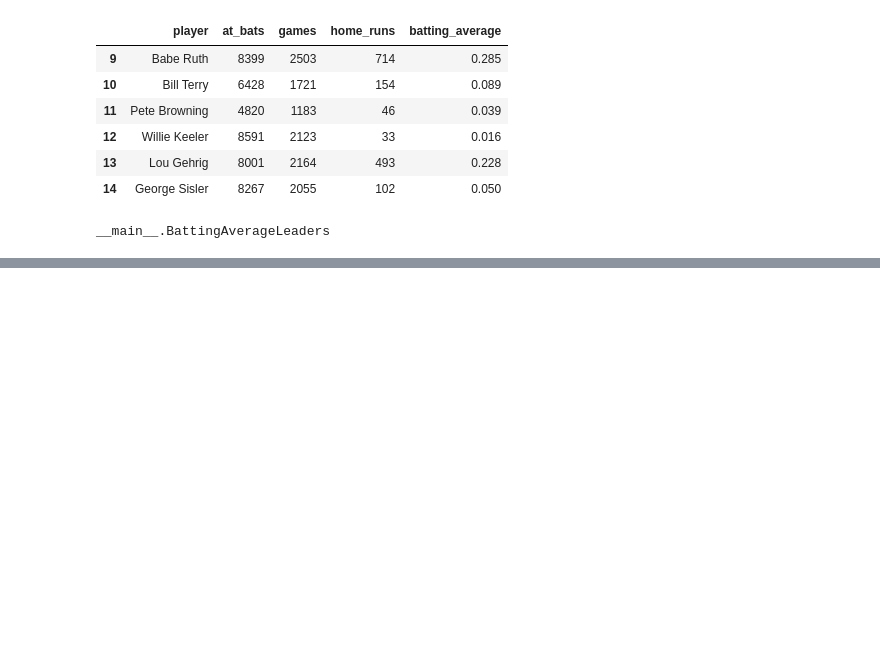
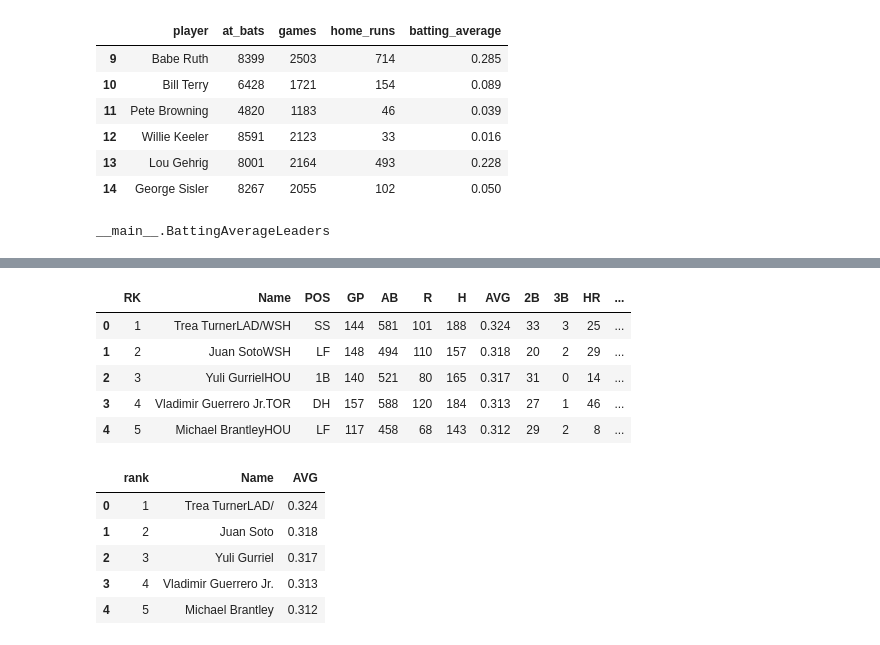
Before and after one commit to schlinkertc/pydantic-pandas, a Jupyter notebook: 00_core.ipynb, the cells around one changed output, grey strips where cells are left out. Cells and saved outputs as stored; diff of their text form; code cells hidden in the pictures; blank space fills up the shorter version.

```diff
--- a/00_core.ipynb
+++ b/00_core.ipynb
@@ -348,10 +349,3 @@ Model(
 Model(index={0: 0, 1: 1}, date={0: Timestamp('1994-06-01 00:00:00'), 1: NaT}, numbers={0: 0.1111111111111111, 1: 2.718281828459045})
 # %% [markdown]
 ## Constrained Frame
-# %%
-#exporti
-
-from typing import Dict, Any, Type
-from pydantic import ValidationError
-def update_not_none(mapping: Dict[Any, Any], **update: Any) -> None:
-    mapping.update({k: v for k, v in update.items() if v is not None})
@@ -580,4 +578,17 @@ BattingAverageLeaders(url='https://www.espn.com/mlb/stats/player/_/view/batting/
 # %%
-assert type(leaders.timestamp)==str
+
 display(leaders.raw_data.head())
 display(leaders.normalized_data.head())
+# %% [output]
+|  | RK | Name | POS | GP | AB | R | H | AVG | 2B | 3B | HR | ... |
+| 0 | 1 | Trea TurnerLAD/WSH | SS | 144 | 581 | 101 | 188 | 0.324 | 33 | 3 | 25 | ... |
+| 1 | 2 | Juan SotoWSH | LF | 148 | 494 | 110 | 157 | 0.318 | 20 | 2 | 29 | ... |
+| 2 | 3 | Yuli GurrielHOU | 1B | 140 | 521 | 80 | 165 | 0.317 | 31 | 0 | 14 | ... |
+| 3 | 4 | Vladimir Guerrero Jr.TOR | DH | 157 | 588 | 120 | 184 | 0.313 | 27 | 1 | 46 | ... |
+| 4 | 5 | Michael BrantleyHOU | LF | 117 | 458 | 68 | 143 | 0.312 | 29 | 2 | 8 | ... |
+|  | rank | Name | AVG |
+| 0 | 1 | Trea TurnerLAD/ | 0.324 |
+| 1 | 2 | Juan Soto | 0.318 |
+| 2 | 3 | Yuli Gurriel | 0.317 |
+| 3 | 4 | Vladimir Guerrero Jr. | 0.313 |
+| 4 | 5 | Michael Brantley | 0.312 |
```
Also changed, not shown: parts of 31 cells of this notebook, 3 other files.
